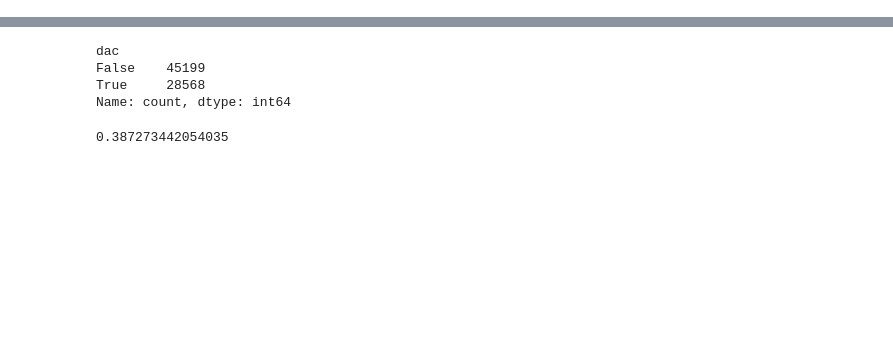
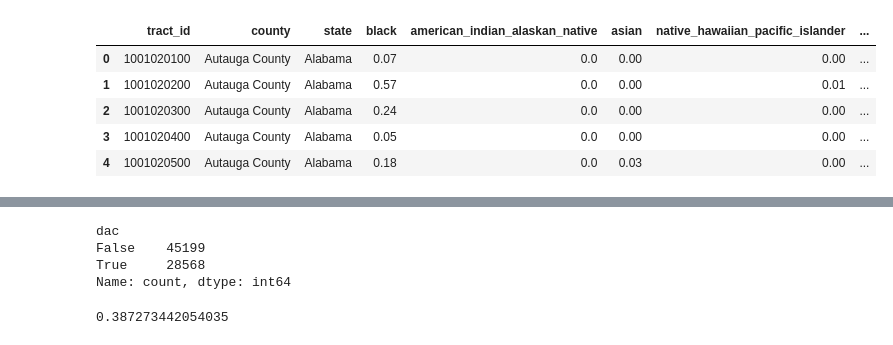
Before and after one commit to haylee360/j40-data-exploration, a Jupyter notebook: docs/test_aggregate.ipynb, the cells around one changed output, grey strips where cells are left out. Saved outputs shown, nothing was run; the diff lists cells and outputs as text; code cells hidden in the pictures; blank space fills up the shorter version.

```diff
--- a/docs/test_aggregate.ipynb
+++ b/docs/test_aggregate.ipynb
@@ -13,0 +27,13 @@ logger = logging.getLogger(__name__)
+# %%
+geoda_small = geoda_df[['tract_id','G_STR_BUR', 'C_ID_BUR', 'PP_VAL_BUR', 'G_STR_IND', 'C_ID_IND', 'PP_VAL_IND',]]
+
+geoda_small = geoda_small.rename(columns={
+    'G_STR_BUR': 'gisim_burd_geoda',
+    'C_ID_BUR': 'id_burd_geoda',
+    'PP_VAL_BUR': 'psim_burd_geoda',
+    'G_STR_IND': 'gisim_ind_geoda',
+    'C_ID_IND': 'id_ind_geoda',
+    'PP_VAL_IND': 'psim_ind_geoda',
+})
+
+geoda_small.head()
@@ -14,3 +72,17 @@ logger = logging.getLogger(__name__)
+# %%
+# Merge with geodf
+complete = pd.merge(dem_df, geoda_small, how='left', on='tract_id')
+
+# Reassert GDF
+complete = gpd.GeoDataFrame(complete)
+complete.head()
+# %% [output]
+|  | tract_id | county | state | black | american_indian_alaskan_native | asian | native_hawaiian_pacific_islander | ... |
+| 0 | 1001020100 | Autauga County | Alabama | 0.07 | 0.0 | 0.00 | 0.00 | ... |
+| 1 | 1001020200 | Autauga County | Alabama | 0.57 | 0.0 | 0.00 | 0.01 | ... |
+| 2 | 1001020300 | Autauga County | Alabama | 0.24 | 0.0 | 0.00 | 0.00 | ... |
+| 3 | 1001020400 | Autauga County | Alabama | 0.05 | 0.0 | 0.00 | 0.00 | ... |
+| 4 | 1001020500 | Autauga County | Alabama | 0.18 | 0.0 | 0.03 | 0.00 | ... |
 # %%
 def create_buckets_from_tracts(
     initial_state_tracts: gpd.GeoDataFrame,
```
Also changed, not shown: parts of 16 cells of this notebook.
